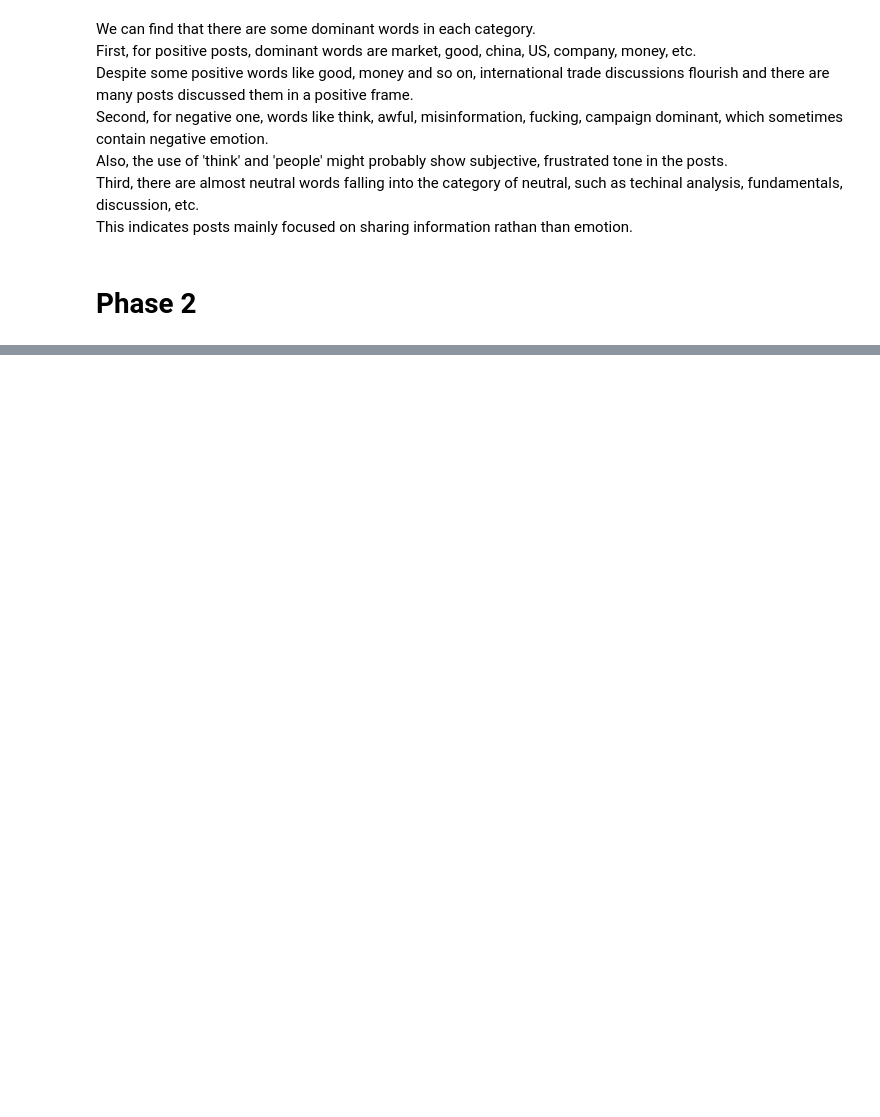
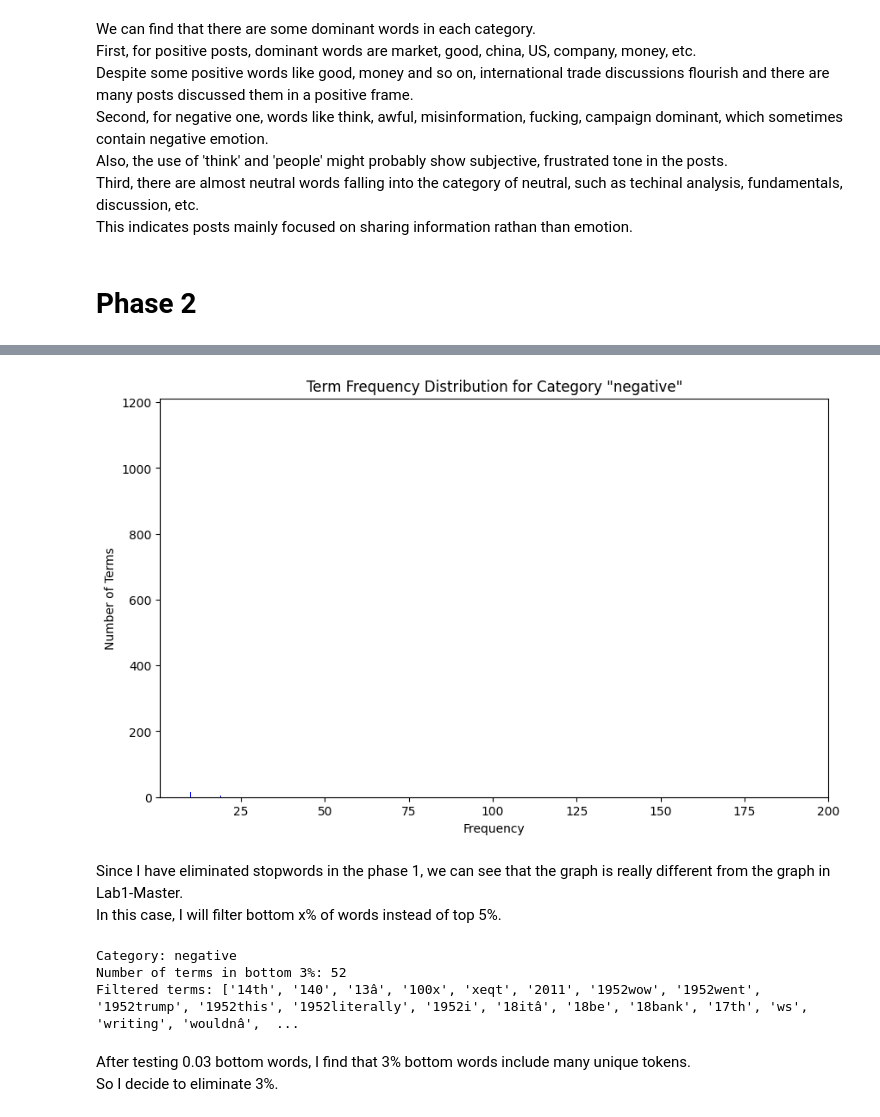
Before and after one commit to Qmaochen/DM2025-Lab1-Exercise, a Jupyter notebook: DM2025-Lab1-Homework.ipynb, the cells around one changed output, grey strips where cells are left out. Drawn from its saved outputs; the diff is of its cells as text; code cells hidden in the pictures; blank space fills up the shorter version.

Commit message:
Phase 2 completed

```diff
--- a/DM2025-Lab1-Homework.ipynb
+++ b/DM2025-Lab1-Homework.ipynb
@@ -604,0 +618,27 @@ This indicates posts mainly focused on sharing information rathan than emotion.
+# %%
+from sklearn.feature_extraction.text import CountVectorizer
+
+categories = df['sentiment'].unique()
+    #categories = array(['negative', 'positive', 'neutral'], dtype=object)
+category_dfs = {}
+    # dictionary to store DataFrames for each category
+for category in categories:
+    category_dfs[category] = df[df['sentiment']==category].copy()
+# %%
+def create_term_document_df(df):
+    count_vect = CountVectorizer()
+        # transform text data into word counts
+    df_counts = count_vect.fit_transform(df['titleandtext'])
+
+    words = count_vect.get_feature_names_out()
+        # row: document, column: words
+    term_document_df = pd.DataFrame(df_counts.toarray(), columns=words)
+
+    return term_document_df
+# %%
+filt_term_document_dfs = {}
+    # dictionary to store term-document DataFrames for each category
+for category in categories:
+    filt_term_document_dfs[category] = create_term_document_df(category_dfs[category])
+
+filt_term_document_dfs
@@ -604,0 +683,46 @@ This indicates posts mainly focused on sharing information rathan than emotion.
+# %%
+# get total frequency for each word
+category_number=0
+word_counts = filt_term_document_dfs[categories[category_number]].sum(axis=0).to_numpy()
+
+# Visualization
+plt.figure(figsize=(10, 6))
+plt.hist(word_counts, bins=5000, color='blue')
+plt.title(f'Term Frequency Distribution for Category "{categories[category_number]}"')
+plt.xlabel('Frequency')
+plt.ylabel('Number of Terms')
+plt.xlim(1, 200)
+plt.show()
+# %% [output]
+[figure, added]
+# %% [markdown]
+Since I have eliminated stopwords in the phase 1, we can see that the graph is really different from the graph in Lab1-Master. \
+In this case, I will filter bottom x% of words instead of top 5%.
+# %%
+category_number = 0
+word_counts = filt_term_document_dfs[categories[category_number]].sum(axis=0).to_numpy()
+
+sorted_indices = np.argsort(word_counts)
+    # in ascending order
+sorted_counts = word_counts[sorted_indices]
+
+# Calculate the index corresponding to the bottom 3% least frequent terms
+total_terms = len(sorted_counts)
+bottom_1_percent_index = int(0.03 * total_terms)
+
+# Get the indices of the bottom 3% least frequent terms
+bottom_1_percent_indices = sorted_indices[:bottom_1_percent_index]
+
+# Filter terms that belong to the bottom 3% based on their rank
+filtered_words = [filt_term_document_dfs[categories[category_number]].iloc[:, i].name for i in bottom_1_percent_indices]
+
+print(f"Category: {categories[category_number]}")
+print(f"Number of terms in bottom 3%: {bottom_1_percent_index}")
+print(f"Filtered terms: {filtered_words}")
+# %% [output]
+Category: negative
+Number of terms in bottom 3%: 52
+Filtered terms: ['14th', '140', '13â', '100x', 'xeqt', '2011', '1952wow', '1952went', '1952trump', '1952this', '1952literally', '1952i', '18itâ', '18be', '18bank', '17th', 'ws', 'writing', 'wouldnâ',  ...
+# %% [markdown]
+After testing 0.03 bottom words, I find that 3% bottom words include many unique tokens. \
+So I decide to eliminate 3%.
```
Also changed, not shown: parts of 83 cells of this notebook, 4 other files.
